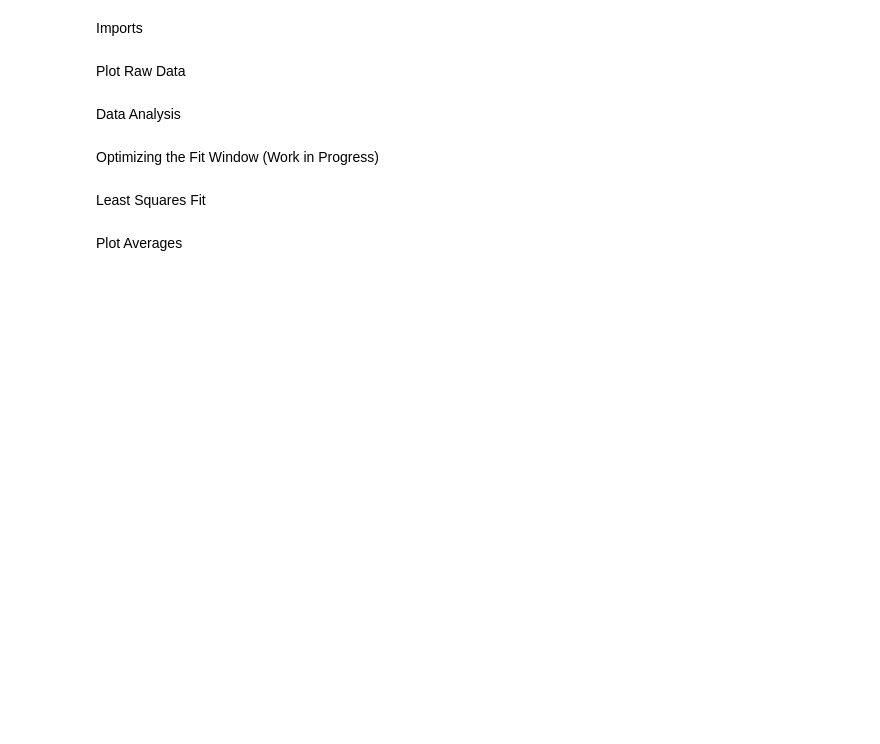
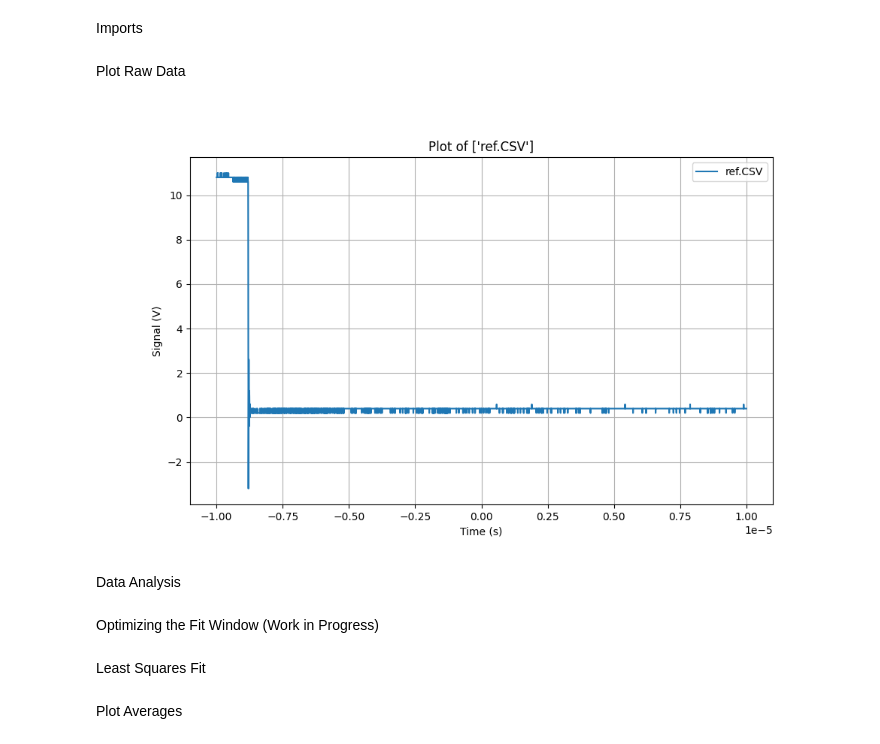
Before and after one commit to deanr02/Speed_of_light, a Jupyter notebook: Waveforms/analysis.ipynb, the cells around one changed output. Drawn from its saved outputs; the diff is of its cells as text; code cells hidden in the pictures; blank space fills up the shorter version.

```diff
--- a/Waveforms/analysis.ipynb
+++ b/Waveforms/analysis.ipynb
@@ -40,6 +40,10 @@ def plot(csv_files):
 
     # Show the plot
     plt.show()
+# %%
+plot(["ref.CSV"])
+# %% [output]
+[figure, added]
 # %% [markdown]
 Data Analysis
 # %% [markdown]
```
Also changed, not shown: parts of 2 cells of this notebook, 24 other files.
